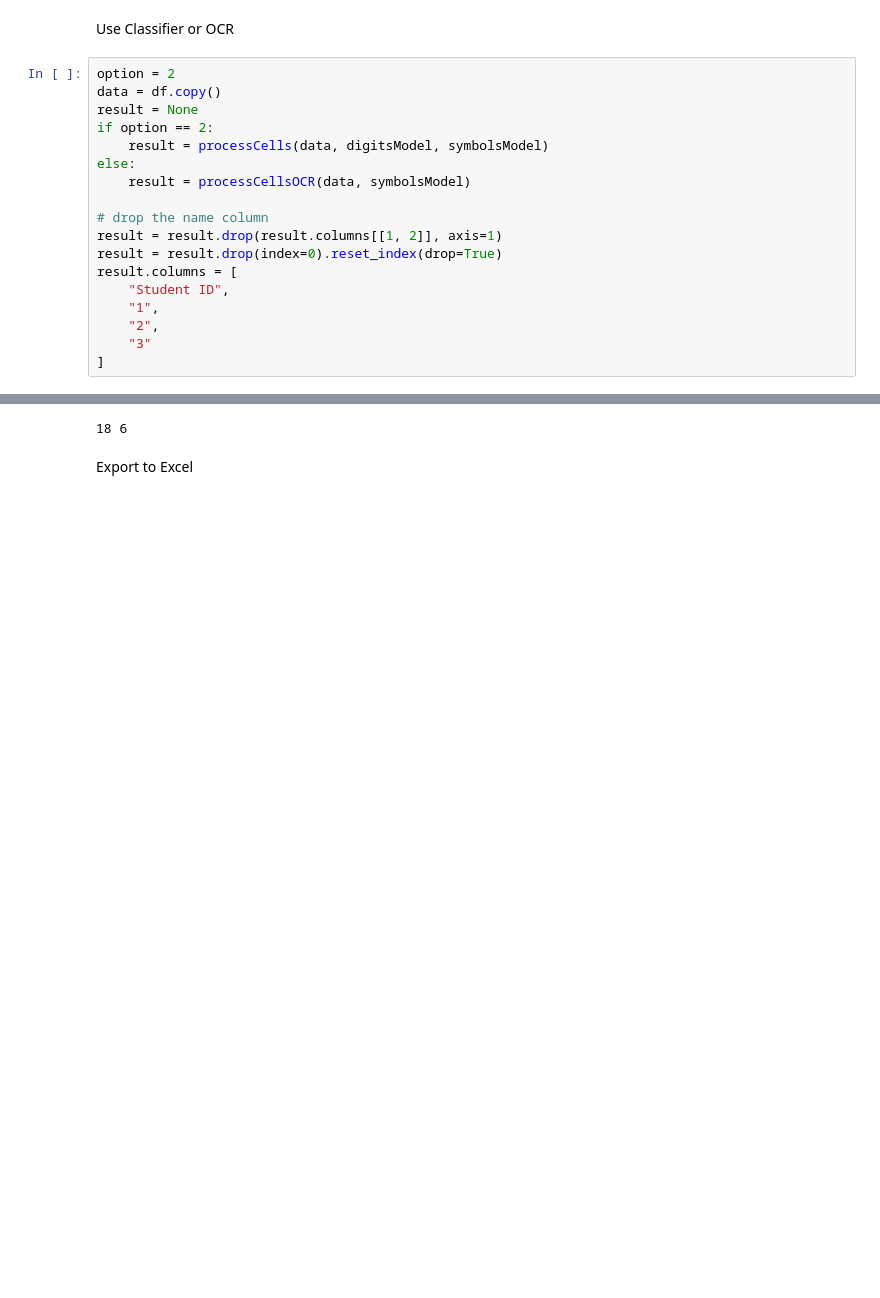
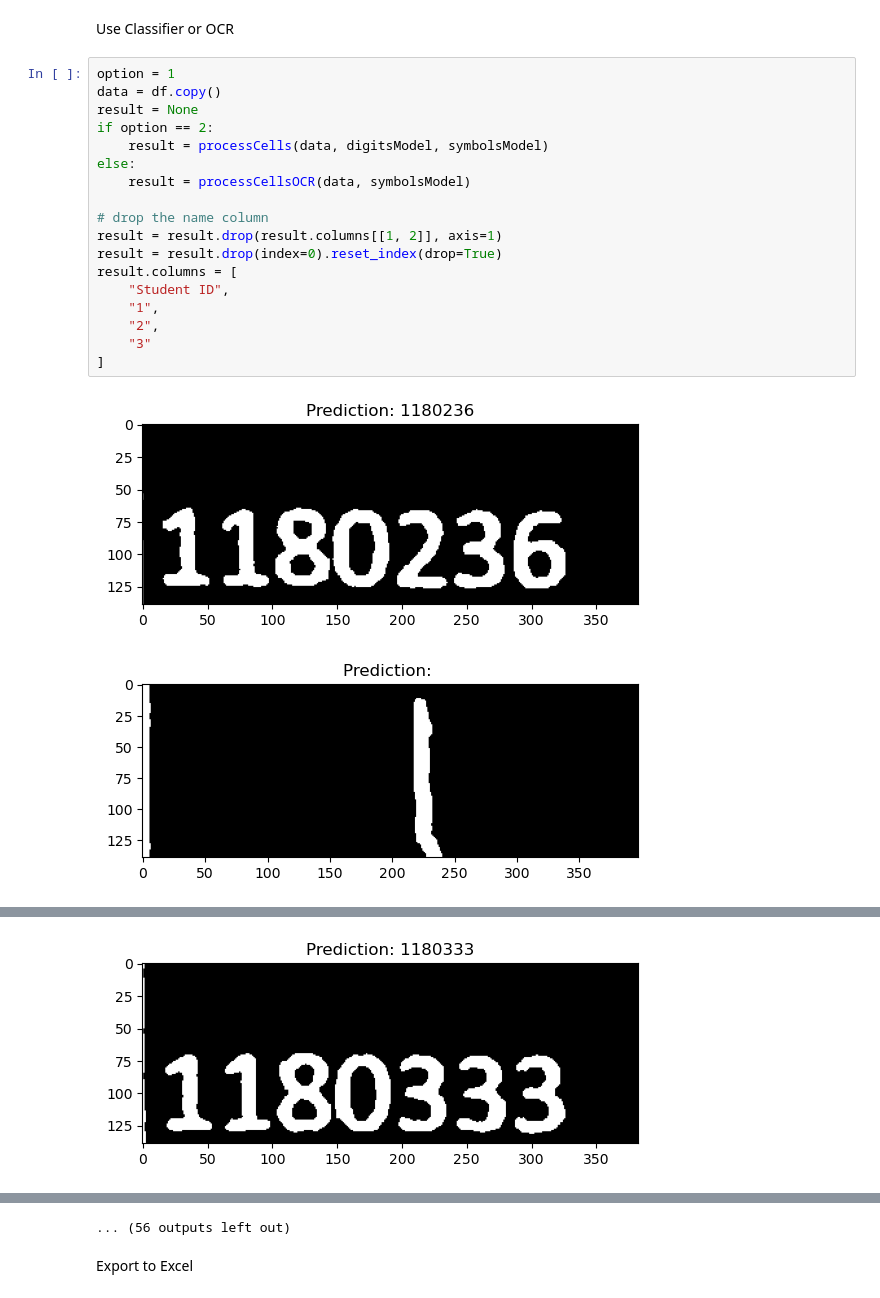
Before and after one commit to 3mr-mahmoud/grades-auto-filler, a Jupyter notebook: src/pipeline.ipynb, the cells around one changed output, grey strips where cells are left out. Drawn from its saved outputs; the diff is of its cells as text; blank space fills up the shorter version.

```diff
--- a/src/pipeline.ipynb
+++ b/src/pipeline.ipynb
@@ -42,21 +41,23 @@ df, rows, cols = extract_cells(paper)
 # %% [markdown]
 Use Classifier or OCR
 # %%
-option = 2
+option = 1
 data = df.copy()
 result = None
 if option == 2:
     result = processCells(data, digitsModel, symbolsModel)
 else:
     result = processCellsOCR(data, symbolsModel)
 
 # drop the name column
 result = result.drop(result.columns[[1, 2]], axis=1)
 result = result.drop(index=0).reset_index(drop=True)
 result.columns = [
     "Student ID",
     "1",
     "2",
     "3"
 ]
 # %% [output]
+[figure, added]
+[figure, added]
@@ -62,0 +66 @@ result.columns = [
+[figure, added]
@@ -63,4 +74,4 @@ result.columns = [
-18 6
+... (56 outputs left out)
 # %% [markdown]
 Export to Excel
 # %%
```
Also changed, not shown: parts of 4 cells of this notebook, 23 other files.
